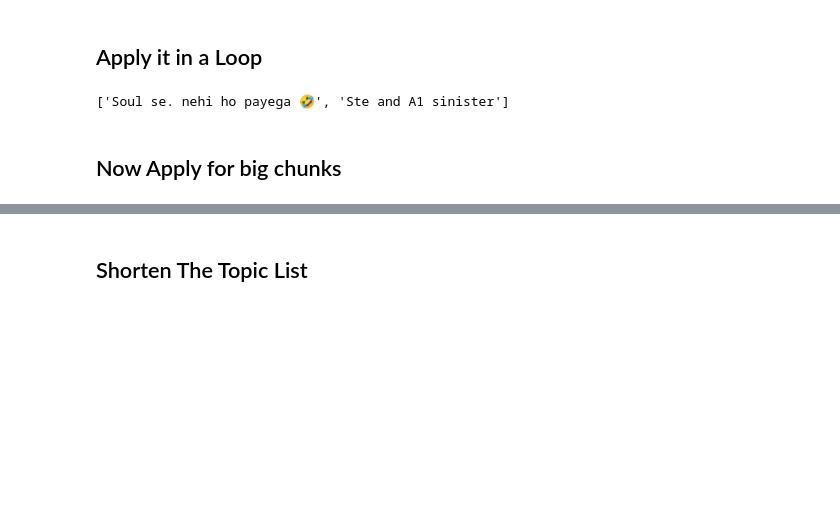
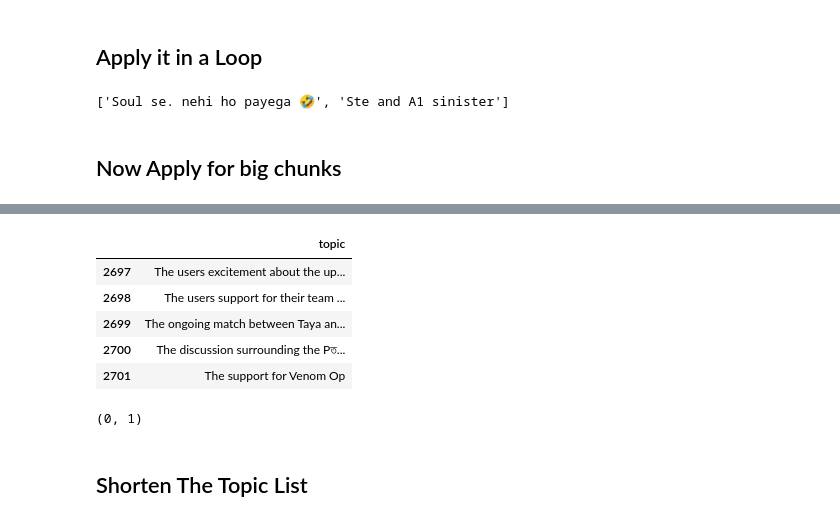
Before and after one commit to oitik/Esports-The-Future, a Jupyter notebook: gemma-7b-it-rag-in-esports-dataset.ipynb, the cells around one changed output, grey strips where cells are left out. Drawn from its saved outputs; the diff is of its cells as text; code cells hidden in the pictures; blank space fills up the shorter version.

```diff
--- a/gemma-7b-it-rag-in-esports-dataset.ipynb
+++ b/gemma-7b-it-rag-in-esports-dataset.ipynb
@@ -981 +981,15 @@ topic_df.head()
+# %%
+topic_df.tail()
+# %% [output]
+|  | topic |
+| 2697 | The users excitement about the up... |
+| 2698 | The users support for their team ... |
+| 2699 | The ongoing match between Taya an... |
+| 2700 | The discussion surrounding the Pত... |
+| 2701 | The support for Venom Op |
+# %%
+filt = topic_df[topic_df['topic']=='None']
+print(filt.shape)
+# %% [output]
+(0, 1)
 # %%
```
Also changed, not shown: parts of 10 cells of this notebook.
